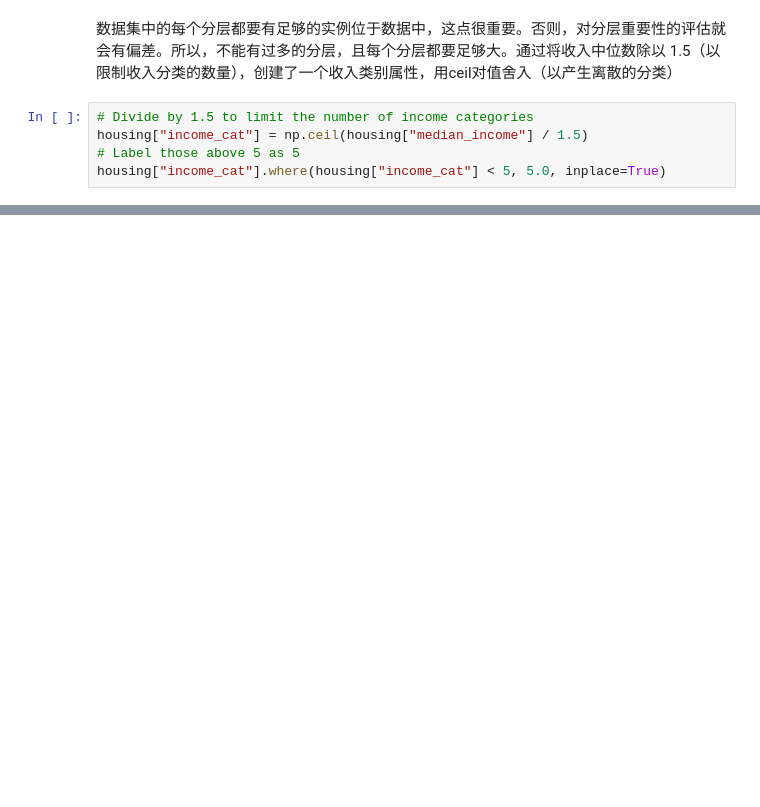
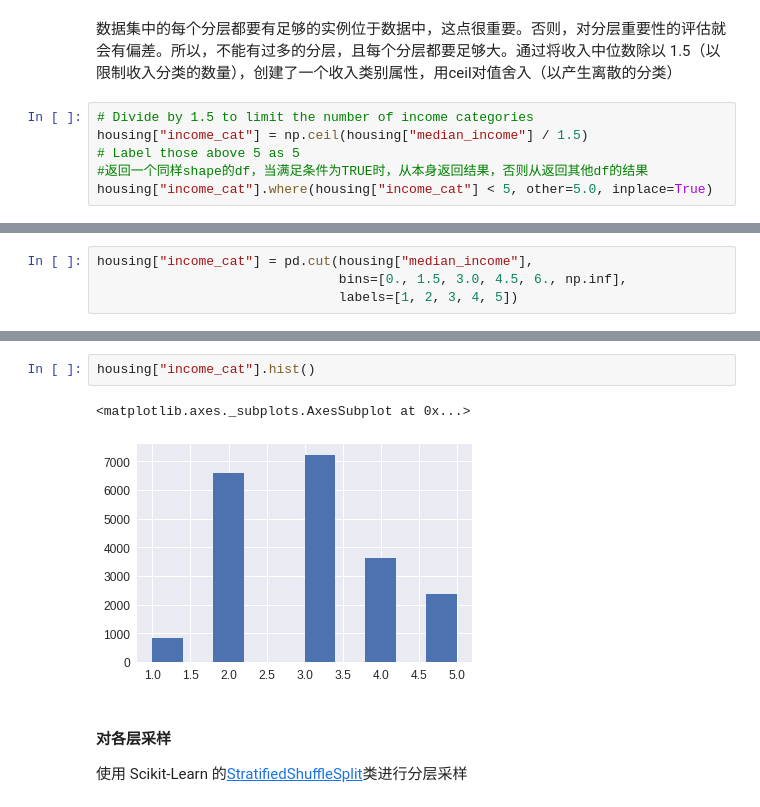
Before and after one commit to mopheiok/hands_on_sk_tf, a Jupyter notebook: 02_end_to_end_machine_learning_project.ipynb, the cells around one changed output, grey strips where cells are left out. Cells and saved outputs as stored; diff of their text form; blank space fills up the shorter version.

```diff
--- a/02_end_to_end_machine_learning_project.ipynb
+++ b/02_end_to_end_machine_learning_project.ipynb
@@ -233,4 +241,5 @@ housing["median_income"].hist()
 # Divide by 1.5 to limit the number of income categories
 housing["income_cat"] = np.ceil(housing["median_income"] / 1.5)
 # Label those above 5 as 5
-housing["income_cat"].where(housing["income_cat"] < 5, 5.0, inplace=True)
+#返回一个同样shape的df，当满足条件为TRUE时，从本身返回结果，否则从返回其他df的结果
+housing["income_cat"].where(housing["income_cat"] < 5, other=5.0, inplace=True)
@@ -236,0 +248,4 @@ housing["income_cat"].where(housing["income_cat"] < 5, 5.0, inplace=True)
+# %%
+housing["income_cat"] = pd.cut(housing["median_income"],
+                               bins=[0., 1.5, 3.0, 4.5, 6., np.inf],
+                               labels=[1, 2, 3, 4, 5])
@@ -236,0 +261,9 @@ housing["income_cat"].where(housing["income_cat"] < 5, 5.0, inplace=True)
+# %%
+housing["income_cat"].hist()
+# %% [output]
+<matplotlib.axes._subplots.AxesSubplot at 0x...>
+[figure, added]
+# %% [markdown]
+#### 对各层采样
+
+使用 Scikit-Learn 的[StratifiedShuffleSplit](https://blog.csdn.net/u012193416/article/details/79313601)类进行分层采样
```
Also changed, not shown: parts of 15 cells of this notebook.
